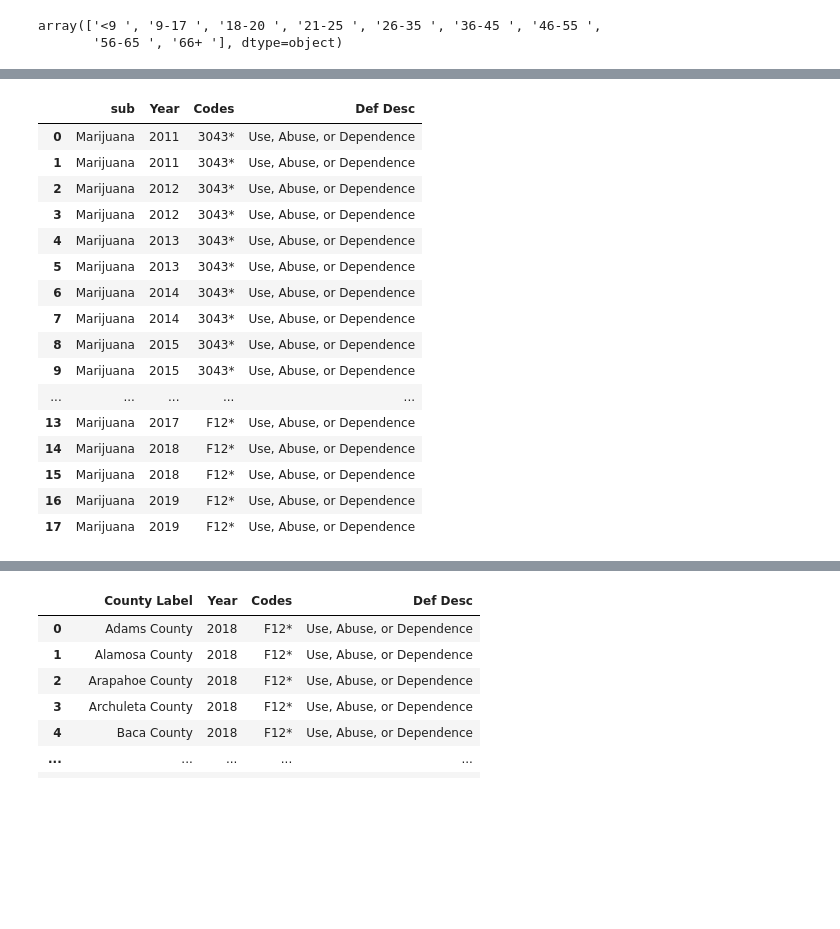
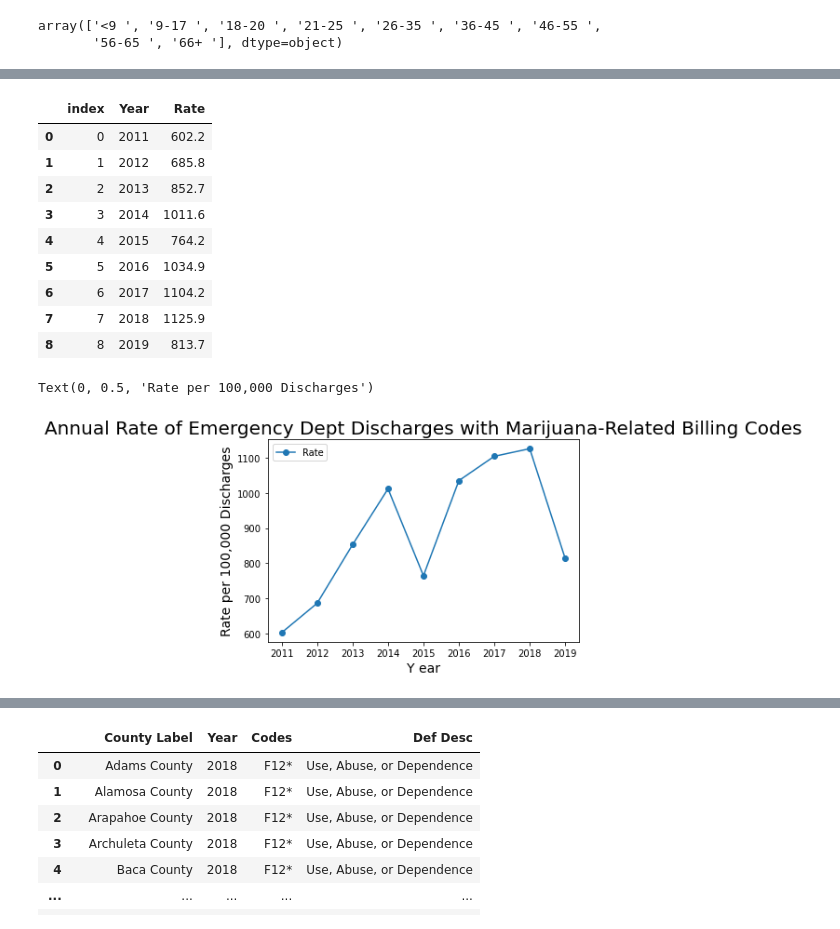
Before and after one commit to jtmcginley123/project-one, a Jupyter notebook: data/jackie_cleaning.ipynb, the cells around one changed output, grey strips where cells are left out. Drawn from its saved outputs; the diff is of its cells as text; code cells hidden in the pictures; blank space fills up the shorter version.

```diff
--- a/data/jackie_cleaning.ipynb
+++ b/data/jackie_cleaning.ipynb
@@ -83,24 +126,26 @@ df2
 # %%
 df2_clean = df2[['Year', 'Rate',]]
-df2_clean
+df2_clean.reset_index()
 # %% [output]
-|  | sub | Year | Codes | Def Desc |
-| 0 | Marijuana | 2011 | 3043* | Use, Abuse, or Dependence |
-| 1 | Marijuana | 2011 | 3043* | Use, Abuse, or Dependence |
-| 2 | Marijuana | 2012 | 3043* | Use, Abuse, or Dependence |
-| 3 | Marijuana | 2012 | 3043* | Use, Abuse, or Dependence |
-| 4 | Marijuana | 2013 | 3043* | Use, Abuse, or Dependence |
-| 5 | Marijuana | 2013 | 3043* | Use, Abuse, or Dependence |
-| 6 | Marijuana | 2014 | 3043* | Use, Abuse, or Dependence |
-| 7 | Marijuana | 2014 | 3043* | Use, Abuse, or Dependence |
-| 8 | Marijuana | 2015 | 3043* | Use, Abuse, or Dependence |
-| 9 | Marijuana | 2015 | 3043* | Use, Abuse, or Dependence |
-| ... | ... | ... | ... | ... |
-| 13 | Marijuana | 2017 | F12* | Use, Abuse, or Dependence |
-| 14 | Marijuana | 2018 | F12* | Use, Abuse, or Dependence |
-| 15 | Marijuana | 2018 | F12* | Use, Abuse, or Dependence |
-| 16 | Marijuana | 2019 | F12* | Use, Abuse, or Dependence |
-| 17 | Marijuana | 2019 | F12* | Use, Abuse, or Dependence |
+|  | index | Year | Rate |
+| 0 | 0 | 2011 | 602.2 |
+| 1 | 1 | 2012 | 685.8 |
+| 2 | 2 | 2013 | 852.7 |
+| 3 | 3 | 2014 | 1011.6 |
+| 4 | 4 | 2015 | 764.2 |
+| 5 | 5 | 2016 | 1034.9 |
+| 6 | 6 | 2017 | 1104.2 |
+| 7 | 7 | 2018 | 1125.9 |
+| 8 | 8 | 2019 | 813.7 |
+# %%
+df2_clean.plot(x = 'Year', y = 'Rate', marker = 'o')
+
+plt.title('Annual Rate of Emergency Dept Discharges with Marijuana-Related Billing Codes', fontsize = 20)
+plt.xlabel('Y ear', fontsize = 14)
+plt.ylabel('Rate per 100,000 Discharges', fontsize = 14)
+# %% [output]
+Text(0, 0.5, 'Rate per 100,000 Discharges')
+[figure, added]
 # %%
 # Import the necessary libraries for reading csv files
 import os
```
Also changed, not shown: parts of 6 cells of this notebook, 3 other files.
